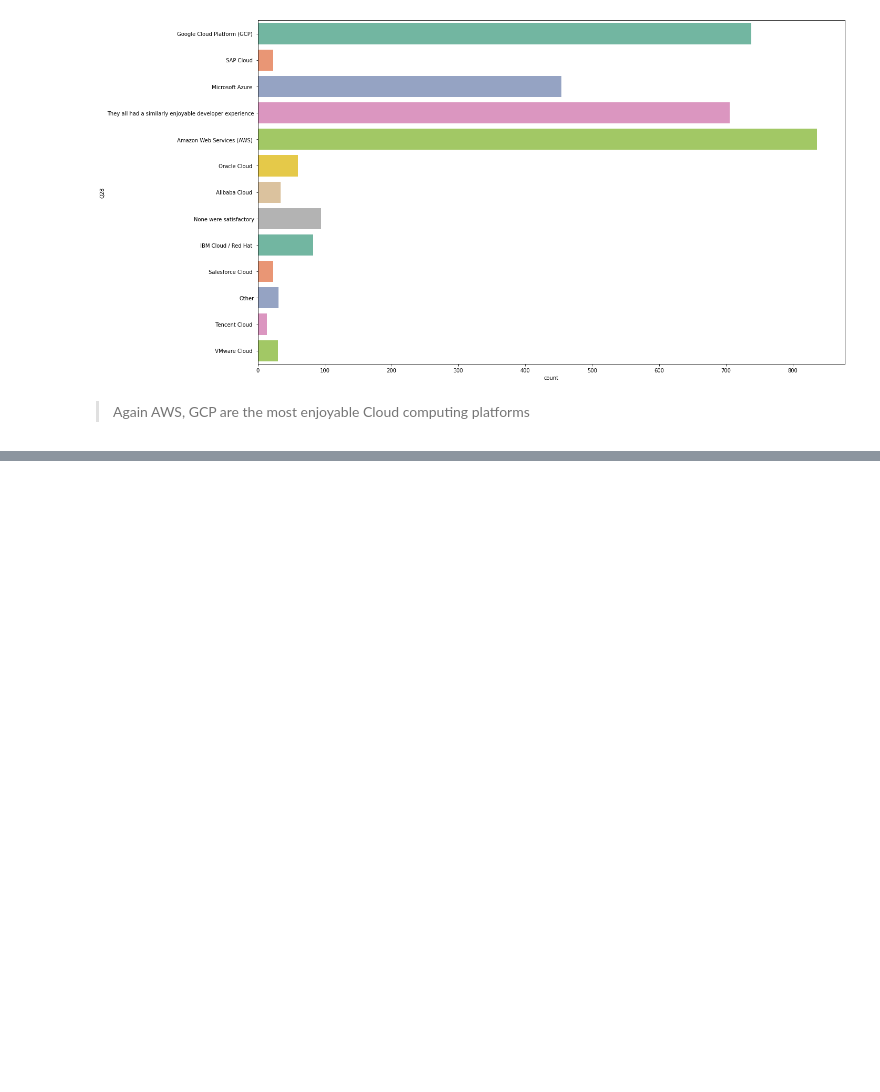
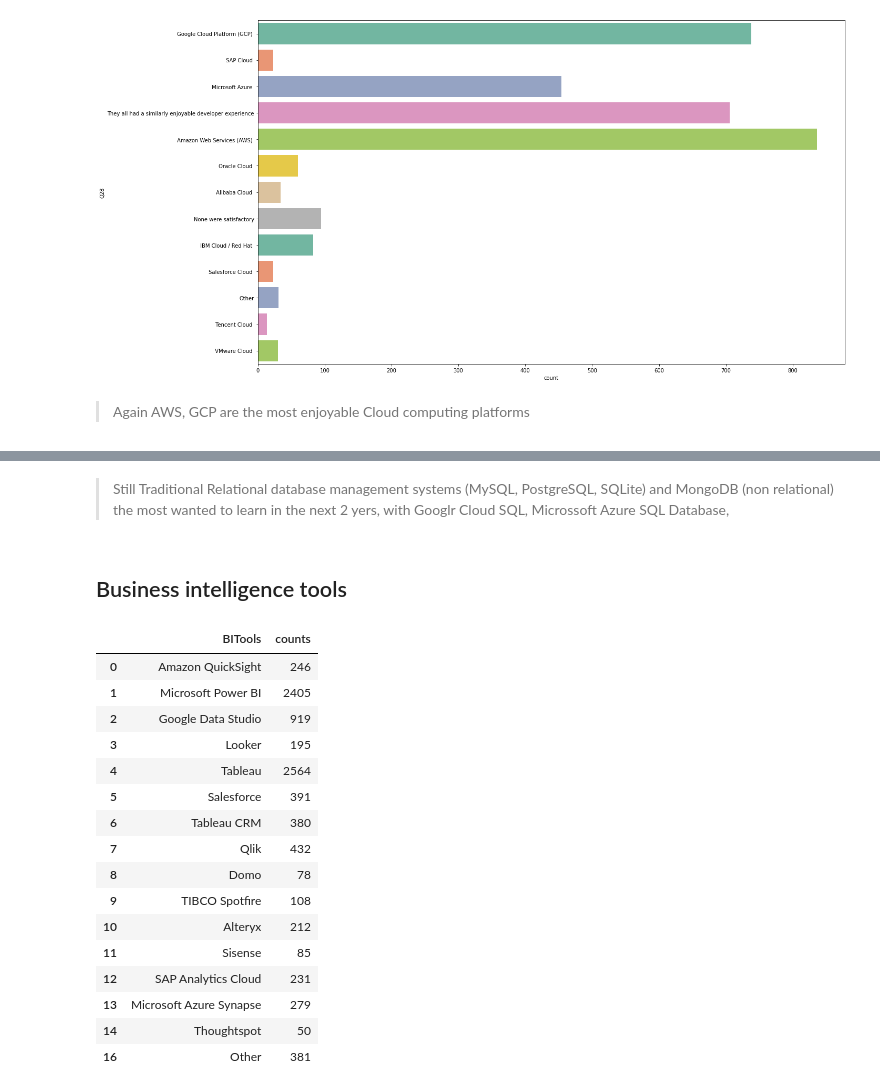
Before and after one commit to oussamaouardini/Kaggle-Machine-Learning-Data-Science-Survey-2021, a Jupyter notebook: kaggle-machine-learning-data-science-survey-2021.ipynb, the cells around one changed output, grey strips where cells are left out. Saved outputs shown, nothing was run; the diff lists cells and outputs as text; code cells hidden in the pictures; blank space fills up the shorter version.

```diff
--- a/kaggle-machine-learning-data-science-survey-2021.ipynb
+++ b/kaggle-machine-learning-data-science-survey-2021.ipynb
@@ -1138,0 +1340,32 @@ sns.countplot(y= 'Q28', data= data, palette="Set2")
+# %% [markdown]
+> Still Traditional Relational database management systems (MySQL, PostgreSQL, SQLite) and MongoDB (non relational) the most wanted to learn in the next 2 yers, with Googlr Cloud SQL, Microssoft Azure SQL Database,
+# %% [markdown]
+## Business intelligence tools
+# %%
+Q34_a_columns = [column for column in df.columns if 'Q34_A' in column]
+Q34_a_dict = {}
+
+for column in Q34_a_columns:
+    Q34_a_dict.update(dict(data[column].value_counts()))
+
+Q34_a_df = pd.DataFrame(Q34_a_dict.items(), columns = ['BITools', 'counts'])
+Q34_a_df.drop(index=15, axis=1, inplace=True)
+Q34_a_df
+# %% [output]
+|  | BITools | counts |
+| 0 | Amazon QuickSight | 246 |
+| 1 | Microsoft Power BI | 2405 |
+| 2 | Google Data Studio | 919 |
+| 3 | Looker | 195 |
+| 4 | Tableau | 2564 |
+| 5 | Salesforce | 391 |
+| 6 | Tableau CRM | 380 |
+| 7 | Qlik | 432 |
+| 8 | Domo | 78 |
+| 9 | TIBCO Spotfire | 108 |
+| 10 | Alteryx | 212 |
+| 11 | Sisense | 85 |
+| 12 | SAP Analytics Cloud | 231 |
+| 13 | Microsoft Azure Synapse | 279 |
+| 14 | Thoughtspot | 50 |
+| 16 | Other | 381 |
```
Also changed, not shown: parts of 24 cells of this notebook.
